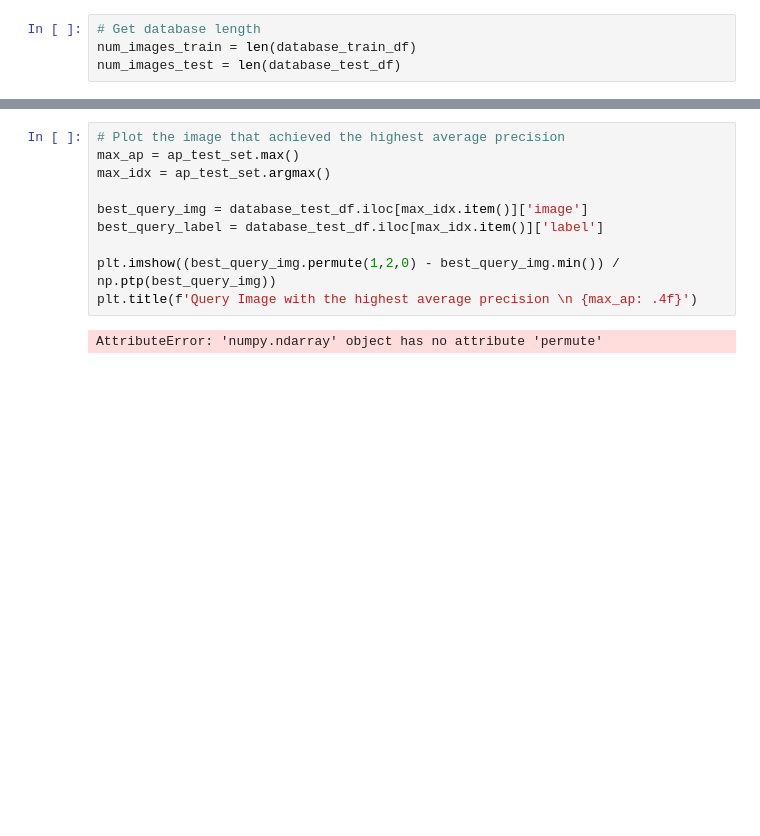
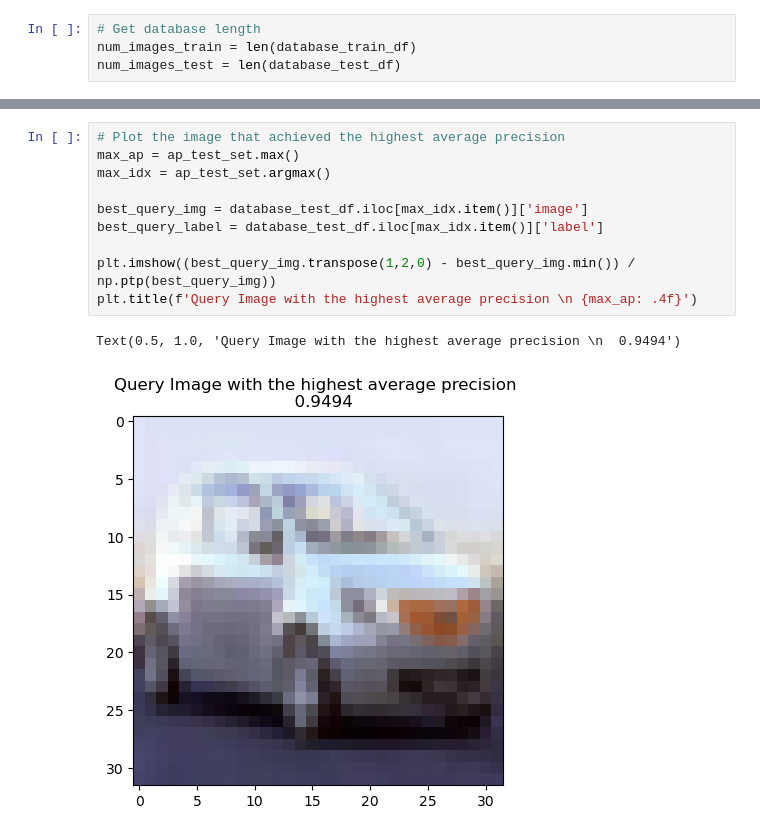
Before and after one commit to danilodjor/image-retrieval-using-transformers, a Jupyter notebook: query_test_cifar10.ipynb, the cells around one changed output, grey strips where cells are left out. Cells and saved outputs as stored; diff of their text form; blank space fills up the shorter version.

```diff
--- a/query_test_cifar10.ipynb
+++ b/query_test_cifar10.ipynb
@@ -155,15 +150,16 @@ plt.savefig(img_save_folder+'histogram_of_precisions_vit_b32.png', dpi=300)
 # %%
 # Plot the image that achieved the highest average precision
 max_ap = ap_test_set.max()
 max_idx = ap_test_set.argmax()
 
 best_query_img = database_test_df.iloc[max_idx.item()]['image']
 best_query_label = database_test_df.iloc[max_idx.item()]['label']
 
-plt.imshow((best_query_img.permute(1,2,0) - best_query_img.min()) / np.ptp(best_query_img))
+plt.imshow((best_query_img.transpose(1,2,0) - best_query_img.min()) / np.ptp(best_query_img))
 plt.title(f'Query Image with the highest average precision \n {max_ap: .4f}')
 # %% [output]
-AttributeError: 'numpy.ndarray' object has no attribute 'permute'
+Text(0.5, 1.0, 'Query Image with the highest average precision \n  0.9494')
+[figure, added]
 # %%
 # Plot the image that achieved the lowest average precision
 min_ap = ap_test_set.min()
```
Also changed, not shown: parts of 11 cells of this notebook, 1 other file.
